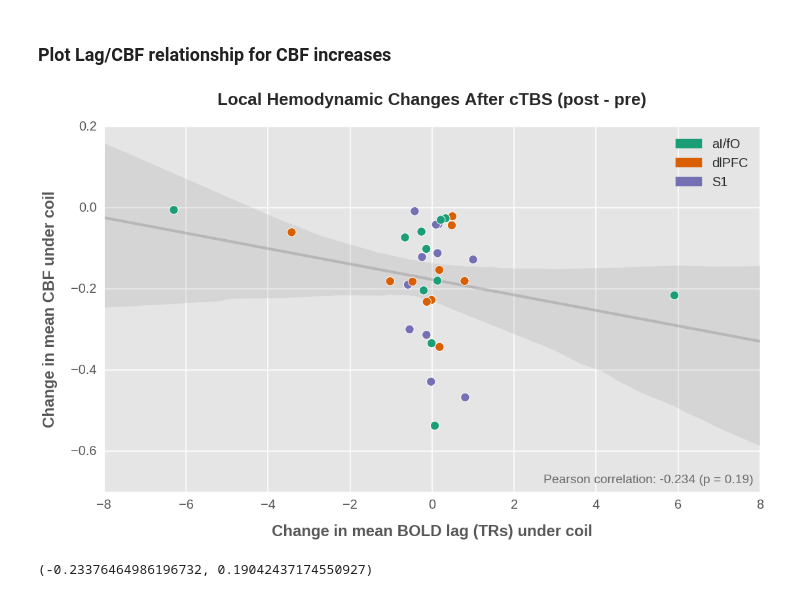
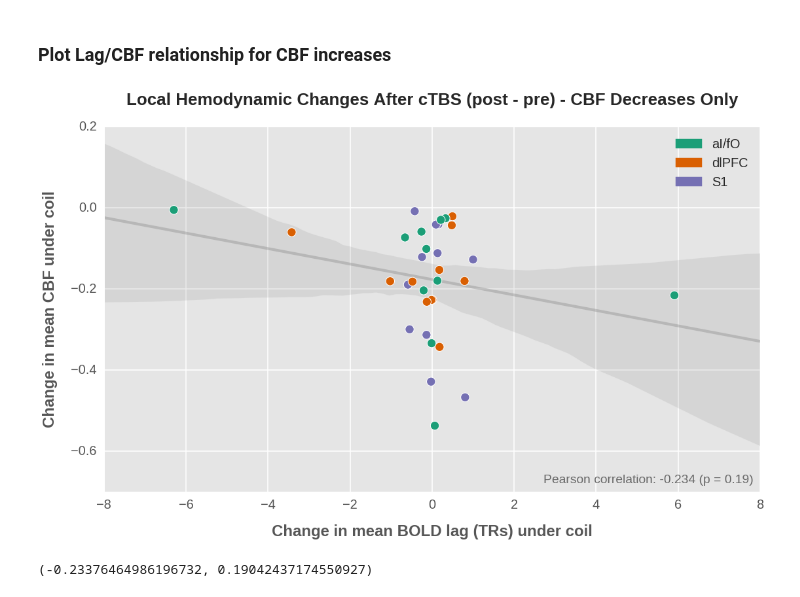
Before and after one commit to danlurie/ctbs_lag, a Jupyter notebook: Megarest Lag Maps - Minimal Preproc Exploration.ipynb, the cells around one changed output. Cells and saved outputs as stored; diff of their text form; code cells hidden in the pictures.

```diff
--- a/Megarest Lag Maps - Minimal Preproc Exploration.ipynb
+++ b/Megarest Lag Maps - Minimal Preproc Exploration.ipynb
@@ -402,31 +418,31 @@ cbf_lower_lag_diff = lag_diff[cbf_lower]
 # %%
 fig, ax = plt.subplots(1, figsize=(16,10))
 s = ax.scatter(cbf_lower_lag_diff, cbf_lower_cbf_diff, c=scatter_colors, s=180, edgecolors='w', linewidths=1)
 plt.setp(s, zorder=10000)
 
 a = sns.regplot(cbf_lower_lag_diff, cbf_lower_cbf_diff, line_kws={'alpha':0.35}, color='gray')
 #a.set_xlim(-4, 4)
 #a.set_ylim(-0.5, 1.5)
 plt.setp(a.artists, zorder=1)
 
 corr, pval = stats.pearsonr(lag_diff[cbf_lower], cbf_diff[cbf_lower])
 reg_label = "Pearson correlation: {0} (p = {1})".format(np.around(corr, decimals=3),
                                                         np.around(pval, decimals=3))
 
 fig.text(.802, 0.15, reg_label,horizontalalignment='center', verticalalignment='center',
          transform = ax.transAxes, color='dimgray')
 
 plt.tick_params(which='both', labelsize=20)
-ax.set_title('Local Hemodynamic Changes After cTBS (post - pre)', fontsize=26, fontweight='bold',y=1.05)
+ax.set_title('Local Hemodynamic Changes After cTBS (post - pre) - CBF Decreases Only', fontsize=26, fontweight='bold',y=1.05)
 ax.set_ylabel('Change in mean CBF under coil', fontsize=24, labelpad=20, fontweight='bold')
 ax.set_xlabel('Change in mean BOLD lag (TRs) under coil', fontsize=24, labelpad=20, fontweight='bold')
 aifo_patch = mpatches.Patch(color='#1b9e77', label='aI/fO')
 dlpfc_patch = mpatches.Patch(color='#d95f02', label='dlPFC')
 s1_patch = mpatches.Patch(color='#7570b3', label='S1')
 plt.legend(handles=[aifo_patch, dlpfc_patch, s1_patch], fontsize=20)
 plt.savefig('figures/change_by_change_neg.svg', facecolor='w')
 # %% [output]
-[figure, old version]
+[figure, new version]
 # %%
 print(str(stats.pearsonr(foo, bar)))
 sns.regplot(cbf_higher_lag_diff, cbf_higher_cbf_diff)
```
Also changed, not shown: parts of 8 cells of this notebook.
